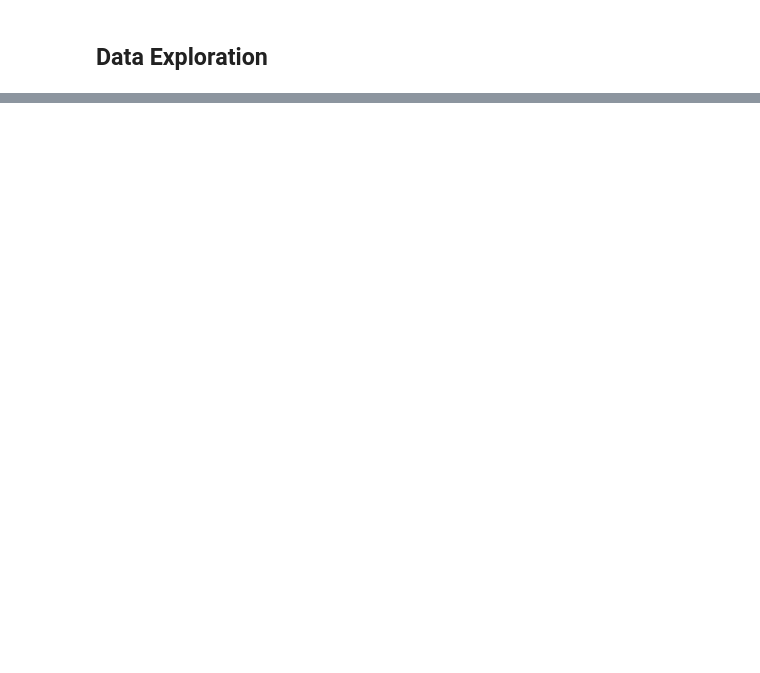
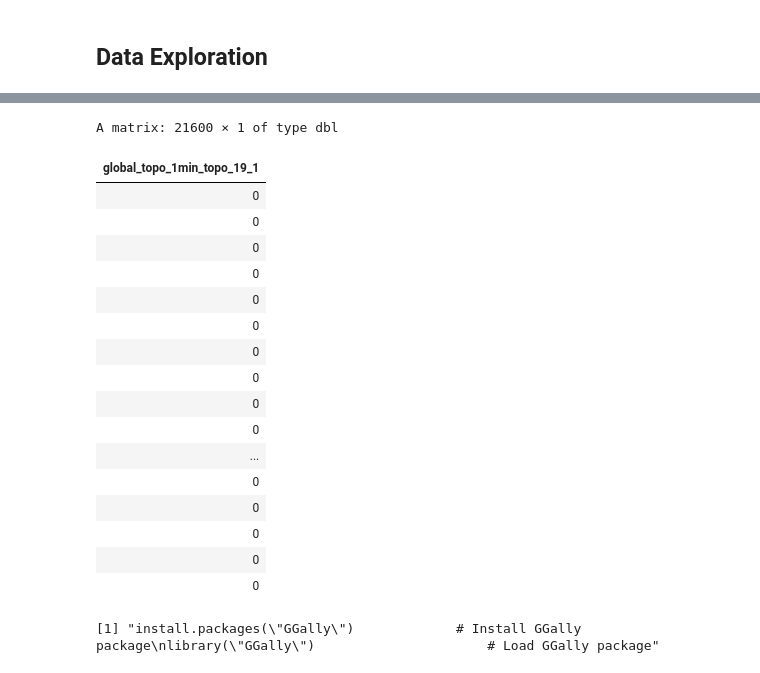
Before and after one commit to C0c0-C00k13/Antarctic_MPAs, a Jupyter notebook: Test-PELAGIC.ipynb, the cells around one changed output, grey strips where cells are left out. Drawn from its saved outputs; the diff is of its cells as text; code cells hidden in the pictures; blank space fills up the shorter version.

Commit message:
Data exploration : NetCD file

```diff
--- a/Test-PELAGIC.ipynb
+++ b/Test-PELAGIC.ipynb
@@ -171,0 +226,30 @@ Warning message:
+# %%
+## A.6 Count NA Values
+colSums(is.na(Bathy))                 # Count missing values
+# %% [output]
+A matrix: 21600 × 1 of type dbl
+| global_topo_1min_topo_19_1 |
+| 0 |
+| 0 |
+| 0 |
+| 0 |
+| 0 |
+| 0 |
+| 0 |
+| 0 |
+| 0 |
+| 0 |
+| ... |
+| 0 |
+| 0 |
+| 0 |
+| 0 |
+| 0 |
+# %%
+## A.7 Draw Pairs Plot of Data Frame Columns
+'install.packages("GGally")             # Install GGally package
+library("GGally")                      # Load GGally package'
+
+# ggpairs(Bathy)                        # Draw pairs plot
+# %% [output]
+[1] "install.packages(\"GGally\")             # Install GGally package\nlibrary(\"GGally\")                      # Load GGally package"
```
Also changed, not shown: parts of 27 cells of this notebook.
